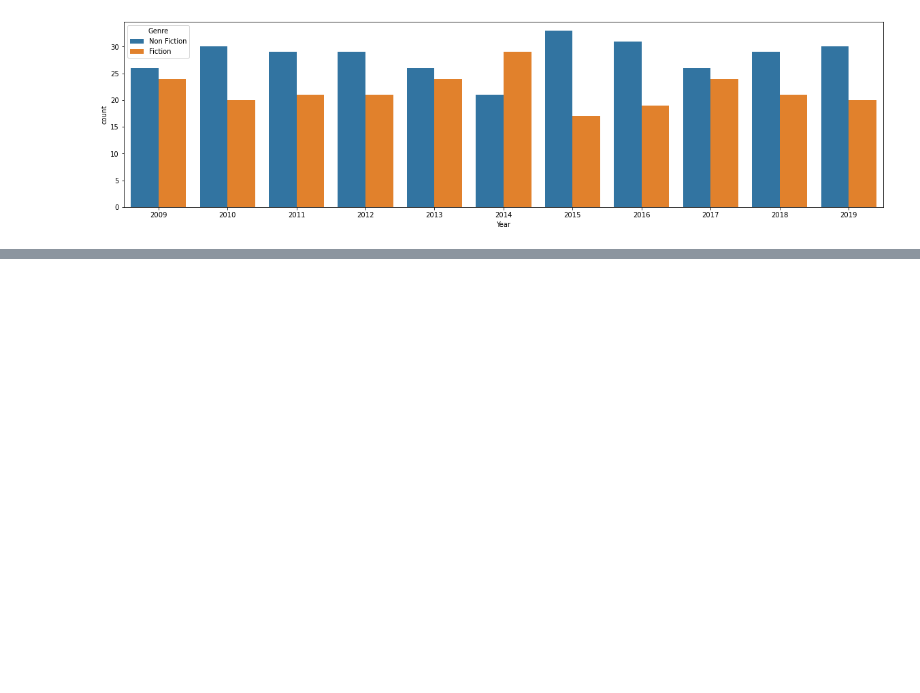
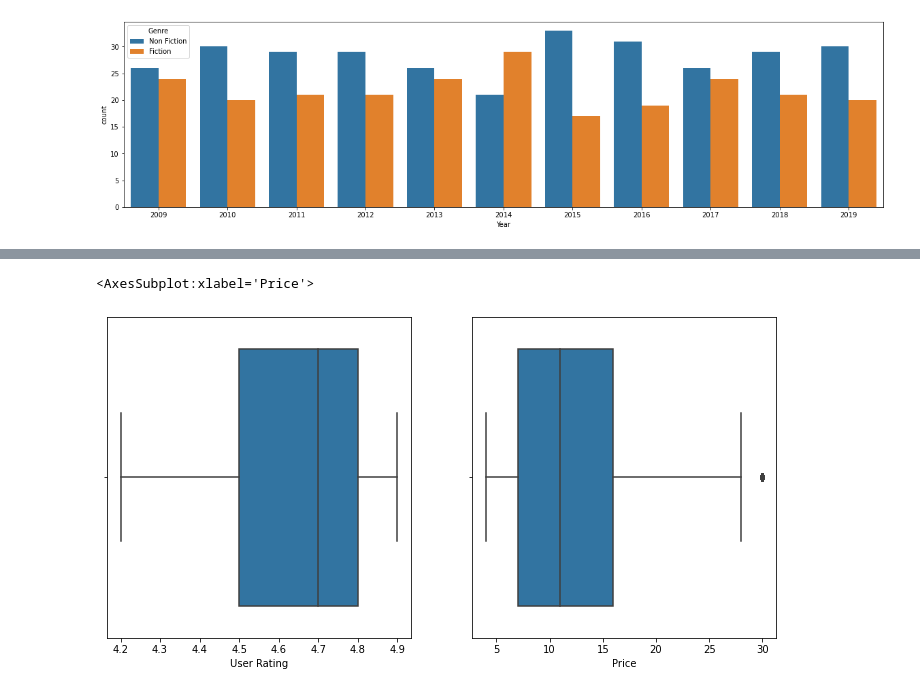
Before and after one commit to oboo1156/AWS_data_analysis_on_top_50_selling_books, a Jupyter notebook: AWS_data_analysis_on_top_50_selling_books.ipynb, the cells around one changed output, grey strips where cells are left out. Cells and saved outputs as stored; diff of their text form; code cells hidden in the pictures; blank space fills up the shorter version.

```diff
--- a/AWS_data_analysis_on_top_50_selling_books.ipynb
+++ b/AWS_data_analysis_on_top_50_selling_books.ipynb
@@ -109,0 +176,12 @@ sns.countplot(x="Year", data=df,  hue="Genre")
+# %%
+df["User Rating"] = df["User Rating"].clip(lower=df["User Rating"].quantile(0.05), upper=df["User Rating"].quantile(0.95))
+df["Price"] = df["Price"].clip(lower=df["Price"].quantile(0.09), upper=df["Price"].quantile(0.95))
+plt.figure(figsize=(12,13))
+plt.subplot(223)
+sns.boxplot(df["User Rating"])
+
+plt.subplot(224)
+sns.boxplot(df["Price"])
+# %% [output]
+<AxesSubplot:xlabel='Price'>
+[figure, added]
```
Also changed, not shown: parts of 136 cells of this notebook.
